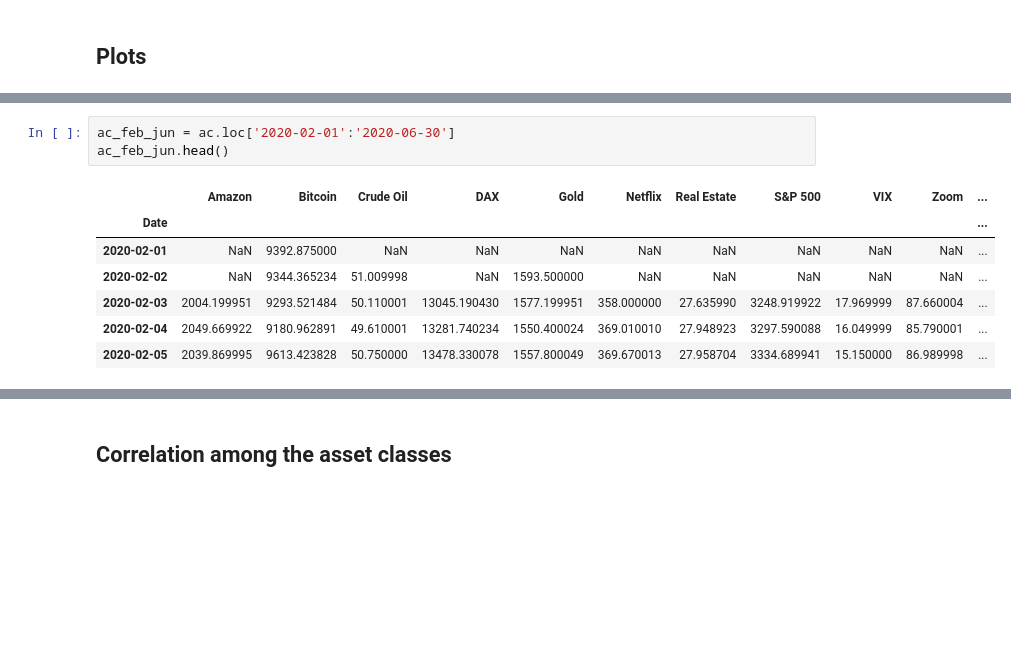
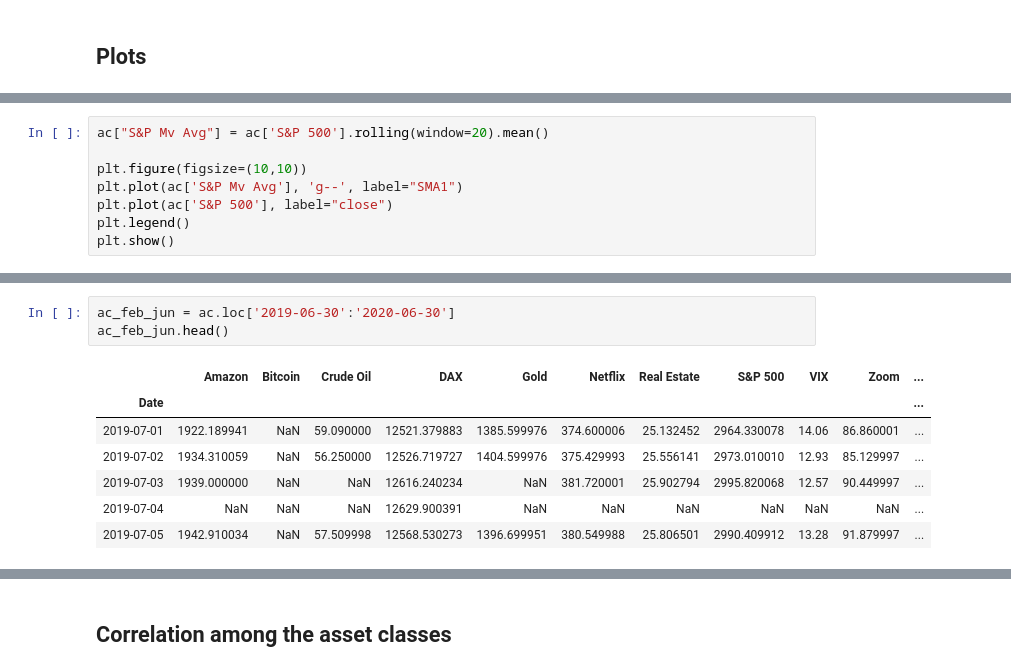
Before and after one commit to robertbozsik/impacts-of-covid19, a Jupyter notebook: plotting_RB.ipynb, the cells around one changed output, grey strips where cells are left out. Drawn from its saved outputs; the diff is of its cells as text; blank space fills up the shorter version.

```diff
--- a/plotting_RB.ipynb
+++ b/plotting_RB.ipynb
@@ -118 +130,9 @@ sns.lineplot(data=ac, x=ac.index, y='Zoom', ax=ax[4, 1], color='blue');
 [figure]
+# %%
+ac["S&P Mv Avg"] = ac['S&P 500'].rolling(window=20).mean()
+
+plt.figure(figsize=(10,10))
+plt.plot(ac['S&P Mv Avg'], 'g--', label="SMA1")
+plt.plot(ac['S&P 500'], label="close")
+plt.legend()
+plt.show()
@@ -119,14 +172,14 @@ sns.lineplot(data=ac, x=ac.index, y='Zoom', ax=ax[4, 1], color='blue');
 # %%
-ac_feb_jun = ac.loc['2020-02-01':'2020-06-30']
+ac_feb_jun = ac.loc['2019-06-30':'2020-06-30']
 ac_feb_jun.head()
 # %% [output]
 |  | Amazon | Bitcoin | Crude Oil | DAX | Gold | Netflix | Real Estate | S&P 500 | VIX | Zoom | ... |
 | Date |  |  |  |  |  |  |  |  |  |  | ... |
-| 2020-02-01 | NaN | 9392.875000 | NaN | NaN | NaN | NaN | NaN | NaN | NaN | NaN | ... |
-| 2020-02-02 | NaN | 9344.365234 | 51.009998 | NaN | 1593.500000 | NaN | NaN | NaN | NaN | NaN | ... |
-| 2020-02-03 | 2004.199951 | 9293.521484 | 50.110001 | 13045.190430 | 1577.199951 | 358.000000 | 27.635990 | 3248.919922 | 17.969999 | 87.660004 | ... |
-| 2020-02-04 | 2049.669922 | 9180.962891 | 49.610001 | 13281.740234 | 1550.400024 | 369.010010 | 27.948923 | 3297.590088 | 16.049999 | 85.790001 | ... |
-| 2020-02-05 | 2039.869995 | 9613.423828 | 50.750000 | 13478.330078 | 1557.800049 | 369.670013 | 27.958704 | 3334.689941 | 15.150000 | 86.989998 | ... |
+| 2019-07-01 | 1922.189941 | NaN | 59.090000 | 12521.379883 | 1385.599976 | 374.600006 | 25.132452 | 2964.330078 | 14.06 | 86.860001 | ... |
+| 2019-07-02 | 1934.310059 | NaN | 56.250000 | 12526.719727 | 1404.599976 | 375.429993 | 25.556141 | 2973.010010 | 12.93 | 85.129997 | ... |
+| 2019-07-03 | 1939.000000 | NaN | NaN | 12616.240234 | NaN | 381.720001 | 25.902794 | 2995.820068 | 12.57 | 90.449997 | ... |
+| 2019-07-04 | NaN | NaN | NaN | 12629.900391 | NaN | NaN | NaN | NaN | NaN | NaN | ... |
+| 2019-07-05 | 1942.910034 | NaN | 57.509998 | 12568.530273 | 1396.699951 | 380.549988 | 25.806501 | 2990.409912 | 13.28 | 91.879997 | ... |
 # %%
 fig, ax = plt.subplots(nrows=5, ncols=2, figsize=(16,12))
 
```
Also changed, not shown: parts of 41 cells of this notebook.
